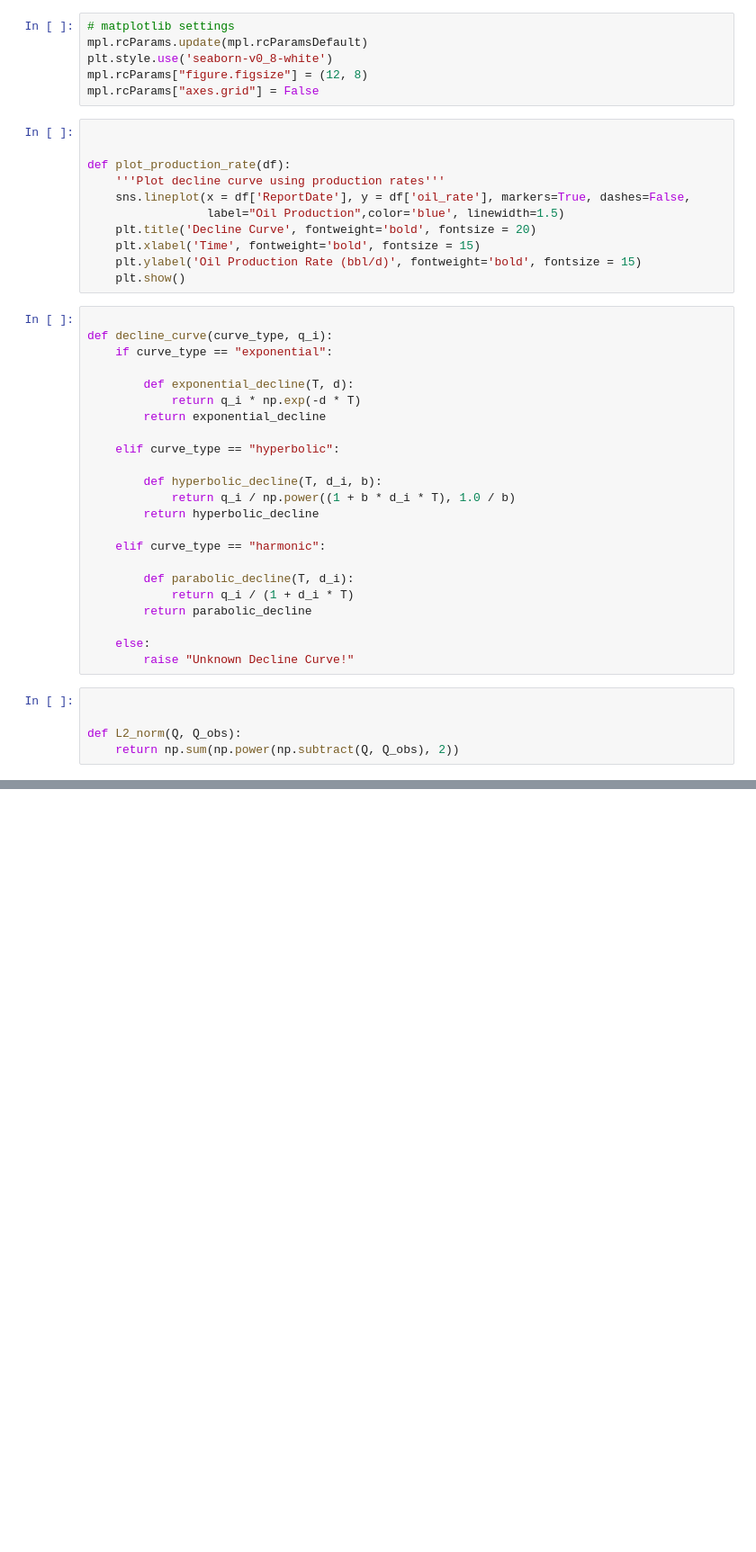
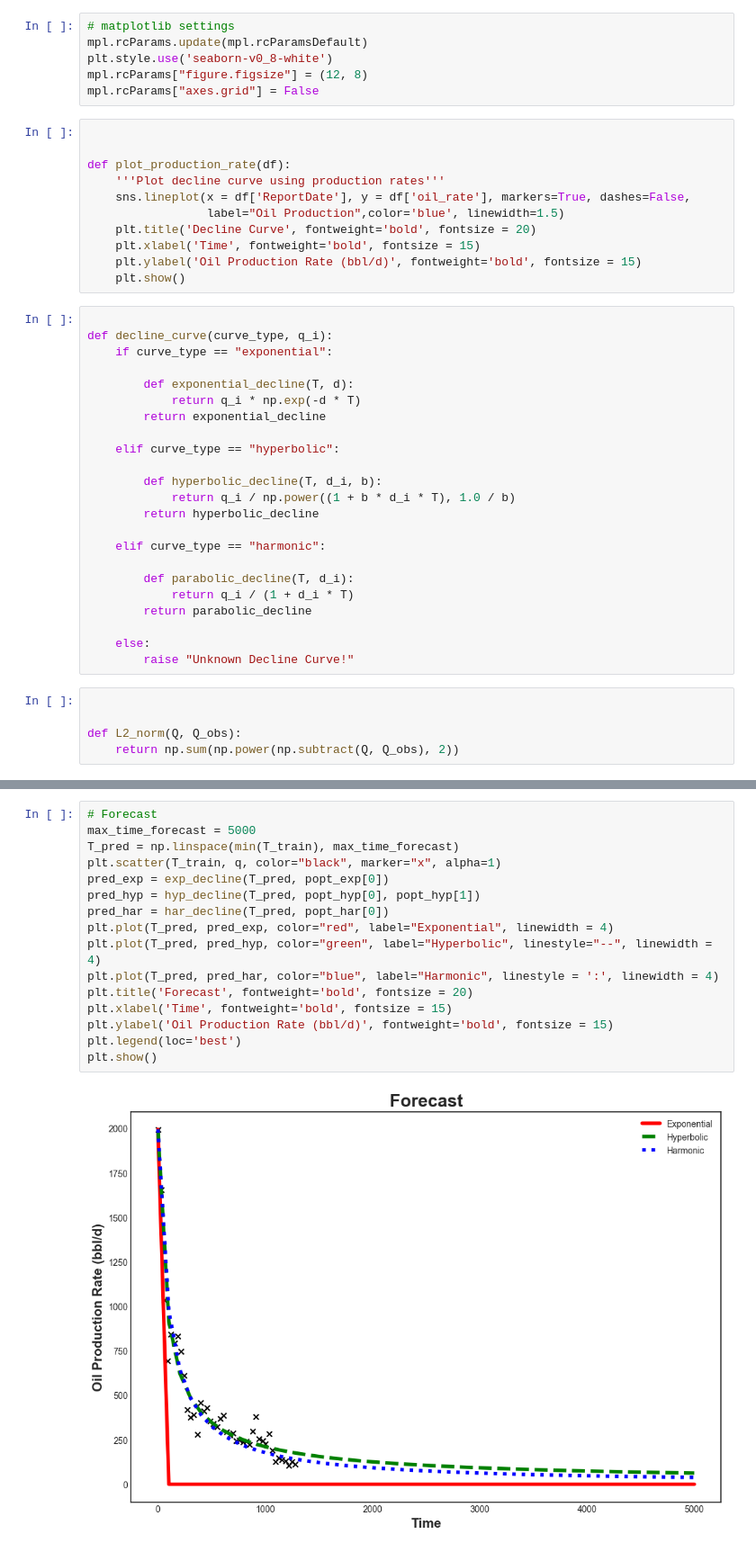
Before and after one commit to Nisarg3010/Production, a Jupyter notebook: Notebook.ipynb, the cells around one changed output, grey strips where cells are left out. Shown at 90% size. Drawn from its saved outputs; the diff is of its cells as text; blank space fills up the shorter version.

```diff
--- a/Notebook.ipynb
+++ b/Notebook.ipynb
@@ -236,0 +377,18 @@ test_prod = pre_process(test_prod, column="Oil")
+# %%
+# Forecast
+max_time_forecast = 5000
+T_pred = np.linspace(min(T_train), max_time_forecast)
+plt.scatter(T_train, q, color="black", marker="x", alpha=1)
+pred_exp = exp_decline(T_pred, popt_exp[0])
+pred_hyp = hyp_decline(T_pred, popt_hyp[0], popt_hyp[1])
+pred_har = har_decline(T_pred, popt_har[0])
+plt.plot(T_pred, pred_exp, color="red", label="Exponential", linewidth = 4)
+plt.plot(T_pred, pred_hyp, color="green", label="Hyperbolic", linestyle="--", linewidth = 4)
+plt.plot(T_pred, pred_har, color="blue", label="Harmonic", linestyle = ':', linewidth = 4)
+plt.title('Forecast', fontweight='bold', fontsize = 20)
+plt.xlabel('Time', fontweight='bold', fontsize = 15)
+plt.ylabel('Oil Production Rate (bbl/d)', fontweight='bold', fontsize = 15)
+plt.legend(loc='best')
+plt.show()
+# %% [output]
+[figure, added]
```
Also changed, not shown: parts of 57 cells of this notebook.
